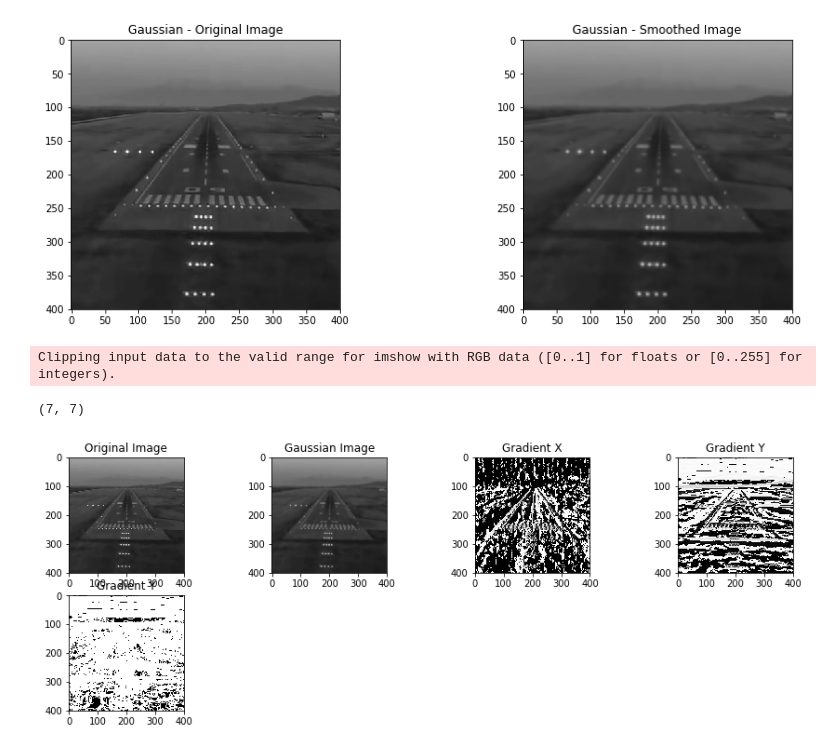
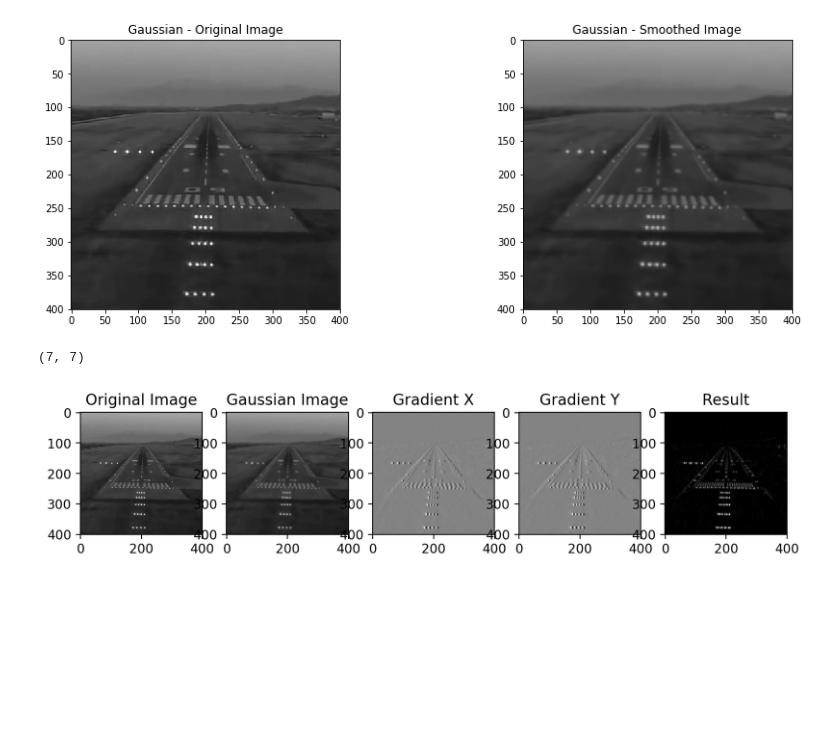
Before and after one commit to L0rd1k/FreeTimeCraft, a Jupyter notebook: СomputerVisionAlgorithm/Canny_edge_detector.ipynb, the cells around one changed output. Cells and saved outputs as stored; diff of their text form; code cells hidden in the pictures; blank space fills up the shorter version.

Commit message:
Canny filter was updated

```diff
--- a/СomputerVisionAlgorithm/Canny_edge_detector.ipynb
+++ b/СomputerVisionAlgorithm/Canny_edge_detector.ipynb
@@ -41,46 +41,50 @@ plt.show()
 # %%
 def Sobel_Gradient_X_Y(image):
     G_x = np.array([[-1,0,1],[-2,0,2],[-1,0,1]], np.float32)
     G_y = np.array([[1,2,1],[0,0,0],[-1,-2,-1]], np.float32)
-    I_x = ndimage.filters.convolve(image, G_x)
-    I_y = ndimage.filters.convolve(image, G_y)
-    return I_x,I_y
+#     I_x = ndimage.filters.convolve(image, G_x)
+    I_x = cv2.Sobel(image, cv2.CV_64F, 1, 0, ksize = 5)
+#     I_y = ndimage.filters.convolve(image, G_y)
+    I_y = cv2.Sobel(image, cv2.CV_64F, 1, 0, ksize = 5)
+    return (I_x,I_y)
 
 def gradient_Magnitude(I_x,I_y):
     magnitude = np.hypot(I_x,I_y) # sqrt(x*x + y*y)
     magnitude *= 255.0 / np.max(magnitude)
-    return np.array(magnitude)
+    return magnitude
 
 def orientation_Edge(I_x,I_y):
     angle_theta = np.arctan2(I_y,I_x)
-    return (gradient, angle_theta)
+    return angle_theta
 
-plt.figure(figsize=(15,5))
+
+plt.figure(figsize=(10,3),dpi=200)
 #1
 ntest_original_image = cv2.cvtColor(original_image, cv2.COLOR_RGB2GRAY)
-plotImages('Original Image',ntest_original_image, 241)
+plotImages('Original Image',ntest_original_image, 151)
 #2
 ntest_smoothed_image = convolve(ntest_original_image, gaussian_Smoothing(7, sigma=1.4))
-plotImages('Gaussian Image',ntest_smoothed_image, 242)
+plotImages('Gaussian Image',ntest_smoothed_image, 152)
+
 #3
 gradient_X, gradient_Y = Sobel_Gradient_X_Y(ntest_smoothed_image)
-plt.subplot(243)
-plt.imshow(cv2.cvtColor(gradient_X,cv2.COLOR_GRAY2RGB))
+#4
+plt.subplot(153), plt.imshow(gradient_X,cmap ='gray')
 plt.title("Gradient X")
-plt.subplot(244)
-plt.imshow(cv2.cvtColor(gradient_Y,cv2.COLOR_GRAY2RGB))
+
+plt.subplot(154), plt.imshow(gradient_Y,cmap ='gray')
 plt.title("Gradient Y")
+
 #4
 magnitude = gradient_Magnitude(gradient_X,gradient_Y)
-plt.subplot(245)
-plt.imshow(cv2.cvtColor(np.float32(magnitude),cv2.COLOR_RGB2BGR))
-plt.title("Gradient Y")
+plt.subplot(155)
+plt.imshow(np.array(magnitude, dtype = int),cmap='gray')
+plt.title("Rеsult")
 
 plt.show()
 # %% [output]
-Clipping input data to the valid range for imshow with RGB data ([0..1] for floats or [0..255] for integers).
+(7, 7)
-(7, 7)
-[figure, old version]
+[figure, new version]
 # %%
 def non_Maximum_Suppression(image, d_angle):
     rows, cols = image.shape
```
Also changed, not shown: parts of 2 cells of this notebook.
